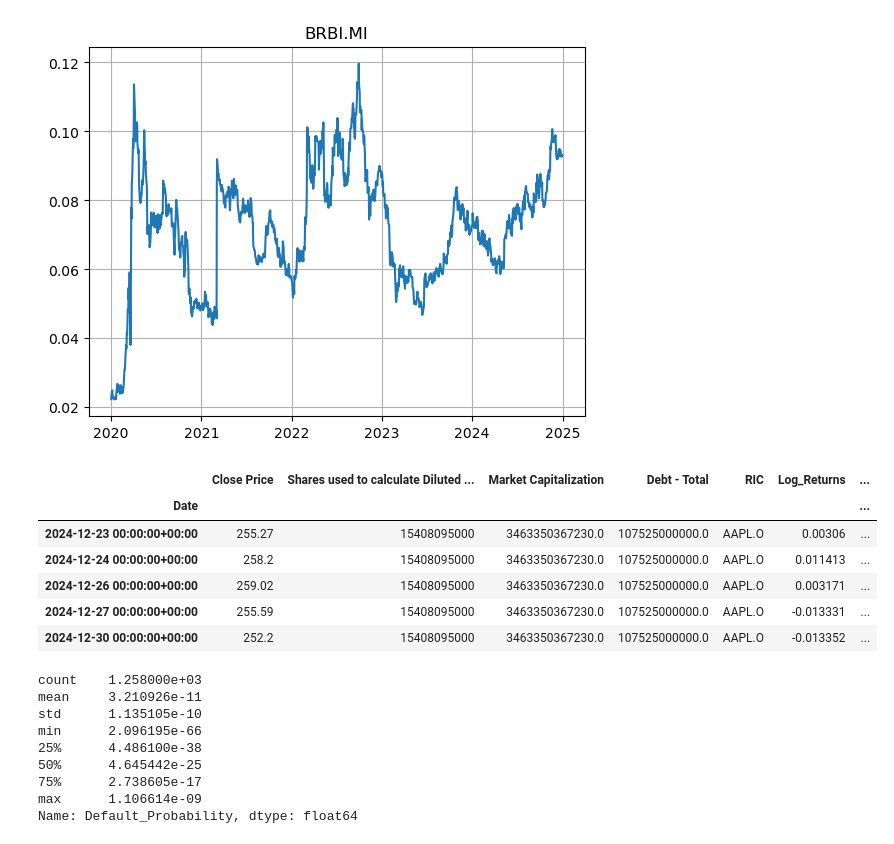
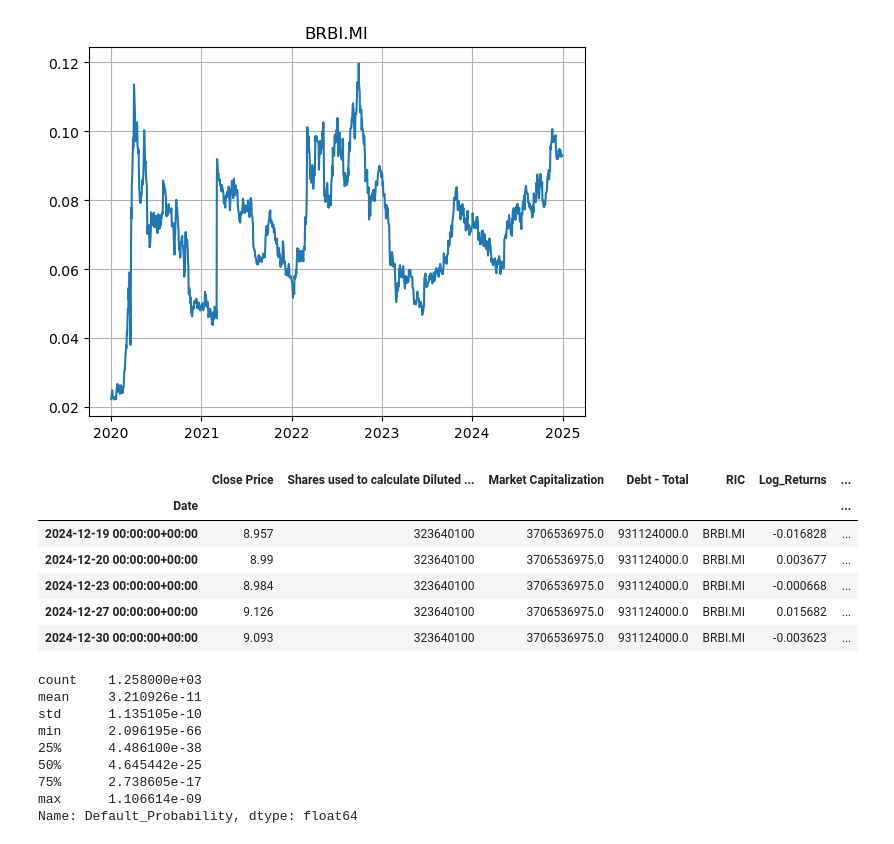
Before and after one commit to francescomazzolin/stochastic-finance-project, a Jupyter notebook: main.ipynb, the cells around one changed output. Saved outputs shown, nothing was run; the diff lists cells and outputs as text; code cells hidden in the pictures.

```diff
--- a/main.ipynb
+++ b/main.ipynb
@@ -387,15 +387,15 @@ for ric in rics_list:
 [figure]
 [figure]
 # %%
-df_final.loc[rics_list[0]].tail()
+df_final.loc[rics_list[2]].tail()
 # %% [output]
 |  | Close Price | Shares used to calculate Diluted ... | Market Capitalization | Debt - Total | RIC | Log_Returns | ... |
 | Date |  |  |  |  |  |  | ... |
-| 2024-12-23 00:00:00+00:00 | 255.27 | 15408095000 | 3463350367230.0 | 107525000000.0 | AAPL.O | 0.00306 | ... |
-| 2024-12-24 00:00:00+00:00 | 258.2 | 15408095000 | 3463350367230.0 | 107525000000.0 | AAPL.O | 0.011413 | ... |
-| 2024-12-26 00:00:00+00:00 | 259.02 | 15408095000 | 3463350367230.0 | 107525000000.0 | AAPL.O | 0.003171 | ... |
-| 2024-12-27 00:00:00+00:00 | 255.59 | 15408095000 | 3463350367230.0 | 107525000000.0 | AAPL.O | -0.013331 | ... |
-| 2024-12-30 00:00:00+00:00 | 252.2 | 15408095000 | 3463350367230.0 | 107525000000.0 | AAPL.O | -0.013352 | ... |
+| 2024-12-19 00:00:00+00:00 | 8.957 | 323640100 | 3706536975.0 | 931124000.0 | BRBI.MI | -0.016828 | ... |
+| 2024-12-20 00:00:00+00:00 | 8.99 | 323640100 | 3706536975.0 | 931124000.0 | BRBI.MI | 0.003677 | ... |
+| 2024-12-23 00:00:00+00:00 | 8.984 | 323640100 | 3706536975.0 | 931124000.0 | BRBI.MI | -0.000668 | ... |
+| 2024-12-27 00:00:00+00:00 | 9.126 | 323640100 | 3706536975.0 | 931124000.0 | BRBI.MI | 0.015682 | ... |
+| 2024-12-30 00:00:00+00:00 | 9.093 | 323640100 | 3706536975.0 | 931124000.0 | BRBI.MI | -0.003623 | ... |
 # %%
 print(df_final.loc[rics_list[0]]['Default_Probability'].describe())
 # %% [output]
```
